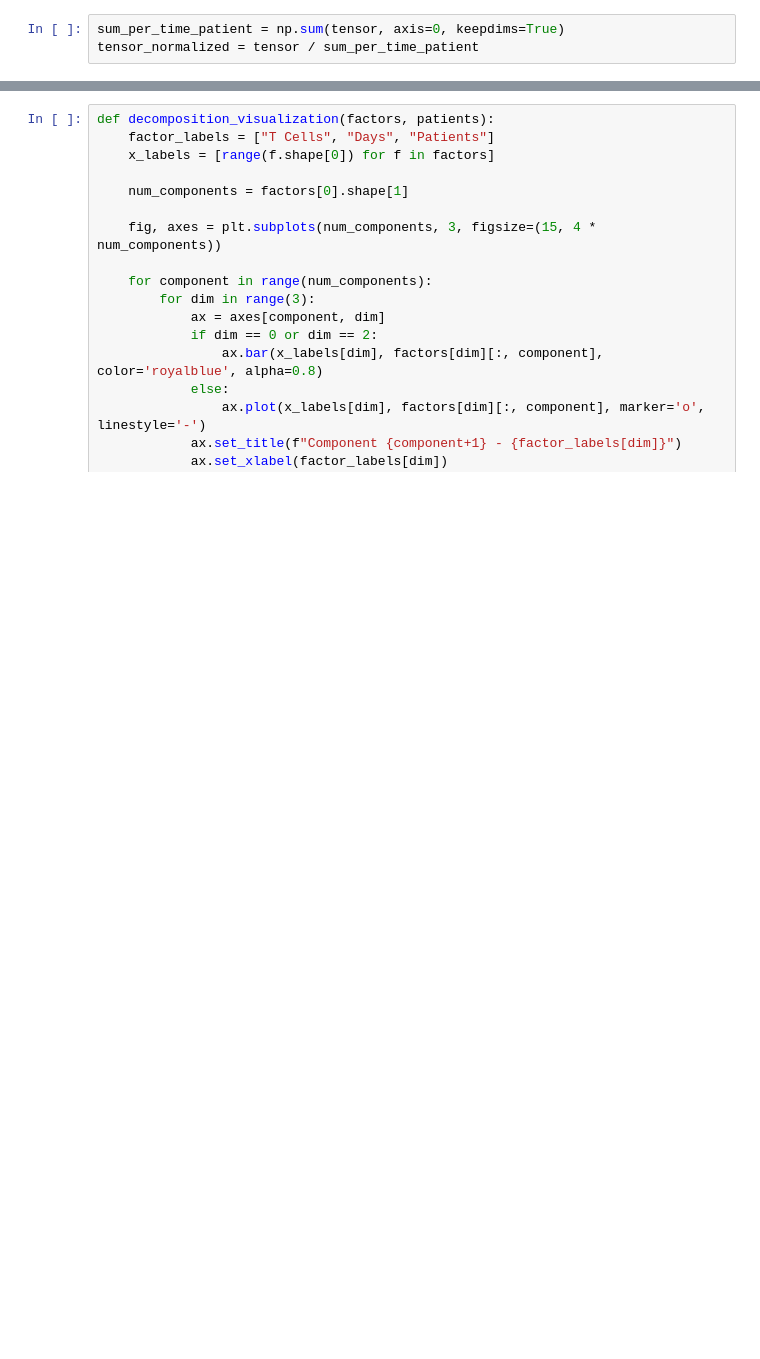
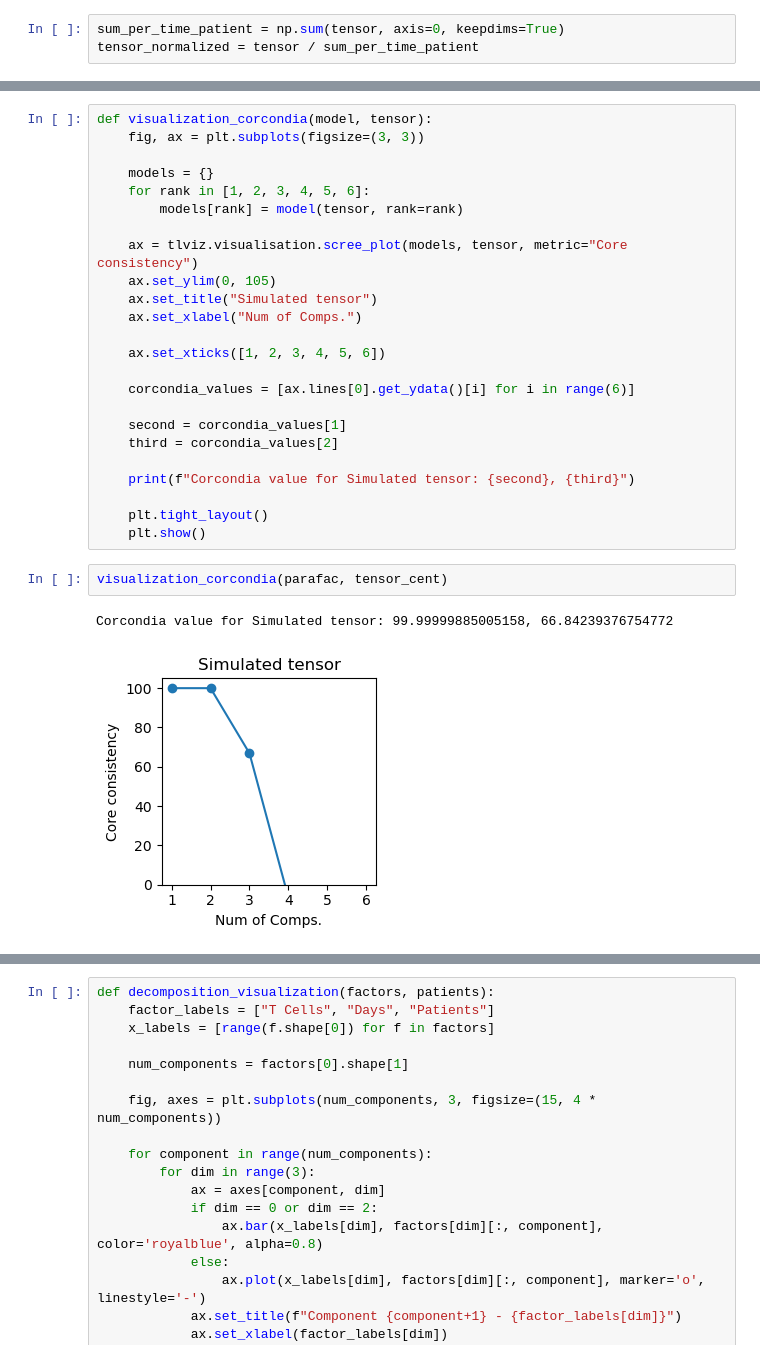
Before and after one commit to pablovadillo/Tensordecomposition, a Jupyter notebook: Simulation.ipynb, the cells around one changed output, grey strips where cells are left out. Cells and saved outputs as stored; diff of their text form; blank space fills up the shorter version.

```diff
--- a/Simulation.ipynb
+++ b/Simulation.ipynb
@@ -51,0 +68,29 @@ tensor_normalized = tensor / sum_per_time_patient
+# %%
+def visualization_corcondia(model, tensor):
+    fig, ax = plt.subplots(figsize=(3, 3))
+
+    models = {}
+    for rank in [1, 2, 3, 4, 5, 6]:
+        models[rank] = model(tensor, rank=rank)
+
+    ax = tlviz.visualisation.scree_plot(models, tensor, metric="Core consistency")
+    ax.set_ylim(0, 105)
+    ax.set_title("Simulated tensor")
+    ax.set_xlabel("Num of Comps.")
+
+    ax.set_xticks([1, 2, 3, 4, 5, 6])
+
+    corcondia_values = [ax.lines[0].get_ydata()[i] for i in range(6)]
+
+    second = corcondia_values[1]
+    third = corcondia_values[2]
+
+    print(f"Corcondia value for Simulated tensor: {second}, {third}")
+
+    plt.tight_layout()
+    plt.show()
+# %%
+visualization_corcondia(parafac, tensor_cent)
+# %% [output]
+Corcondia value for Simulated tensor: 99.99999885005158, 66.84239376754772
+[figure, added]
```
Also changed, not shown: parts of 28 cells of this notebook, 6 other files.
